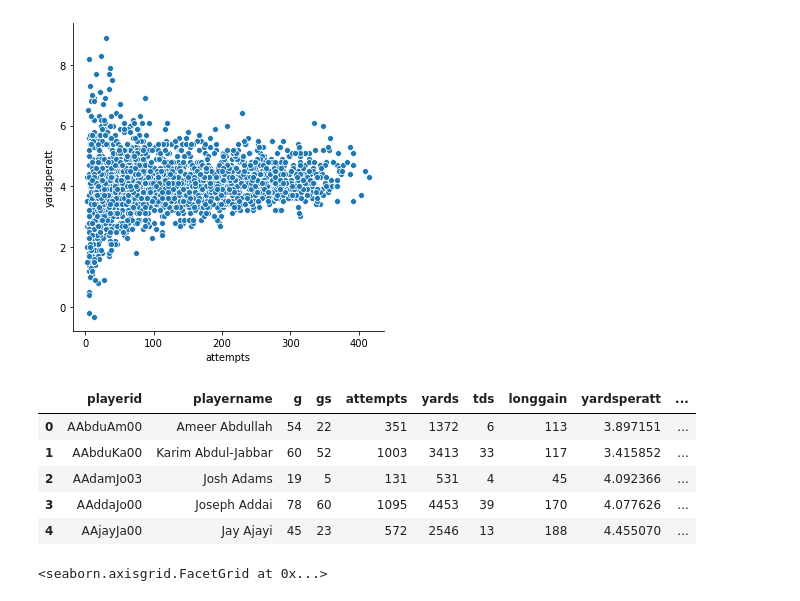
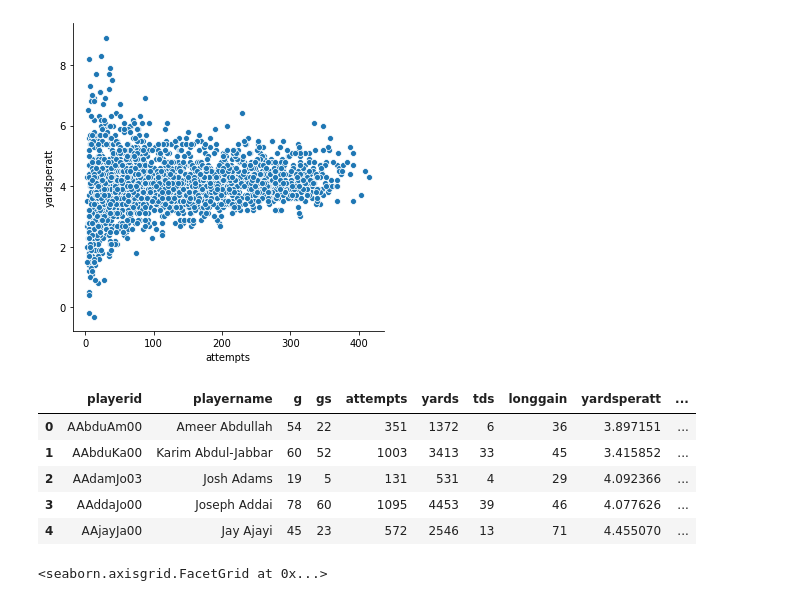
Before and after one commit to connormcintosh/ds_runningback_project, a Jupyter notebook: src/exploration/raw_data_correlations.ipynb, the cells around one changed output. Drawn from its saved outputs; the diff is of its cells as text; code cells hidden in the pictures.

```diff
--- a/src/exploration/raw_data_correlations.ipynb
+++ b/src/exploration/raw_data_correlations.ipynb
@@ -49,39 +49,39 @@ combined_players = pd.DataFrame(columns=[
     "g",
     "gs",
     "attempts",
     "yards",
     "tds",
     "longgain",
     "yardsperatt",
     "yardspergame",
     "fumbles"
 ])
 
 for playerid, df in running_backs.groupby("playerid"):
     combined_players = combined_players.append(dict(zip(list(combined_players.columns),[
         playerid,
         list(df['playername'])[0],
         df['g'].sum(),
         df['gs'].sum(),
         df['attempts'].sum(),
         df['yards'].sum(),
         df['tds'].sum(),
-        df['longgain'].sum(),
+        np.max(df['longgain']),
         (np.dot(df['attempts'], df['yardsperatt']) / np.sum(df['attempts'])),
         (np.dot(df['g'], df['yardspergame']) / np.sum(df['g'])),
         df['fumbles'].sum()
     ])), ignore_index=True)
 
 
 
 combined_players.head()
 # %% [output]
 |  | playerid | playername | g | gs | attempts | yards | tds | longgain | yardsperatt | ... |
-| 0 | AAbduAm00 | Ameer Abdullah | 54 | 22 | 351 | 1372 | 6 | 113 | 3.897151 | ... |
-| 1 | AAbduKa00 | Karim Abdul-Jabbar | 60 | 52 | 1003 | 3413 | 33 | 117 | 3.415852 | ... |
-| 2 | AAdamJo03 | Josh Adams | 19 | 5 | 131 | 531 | 4 | 45 | 4.092366 | ... |
-| 3 | AAddaJo00 | Joseph Addai | 78 | 60 | 1095 | 4453 | 39 | 170 | 4.077626 | ... |
-| 4 | AAjayJa00 | Jay Ajayi | 45 | 23 | 572 | 2546 | 13 | 188 | 4.455070 | ... |
+| 0 | AAbduAm00 | Ameer Abdullah | 54 | 22 | 351 | 1372 | 6 | 36 | 3.897151 | ... |
+| 1 | AAbduKa00 | Karim Abdul-Jabbar | 60 | 52 | 1003 | 3413 | 33 | 45 | 3.415852 | ... |
+| 2 | AAdamJo03 | Josh Adams | 19 | 5 | 131 | 531 | 4 | 29 | 4.092366 | ... |
+| 3 | AAddaJo00 | Joseph Addai | 78 | 60 | 1095 | 4453 | 39 | 46 | 4.077626 | ... |
+| 4 | AAjayJa00 | Jay Ajayi | 45 | 23 | 572 | 2546 | 13 | 71 | 4.455070 | ... |
 # %%
 sns.relplot(
     data=combined_players,
```
Also changed, not shown: parts of 1 cell of this notebook, 1 other file.
